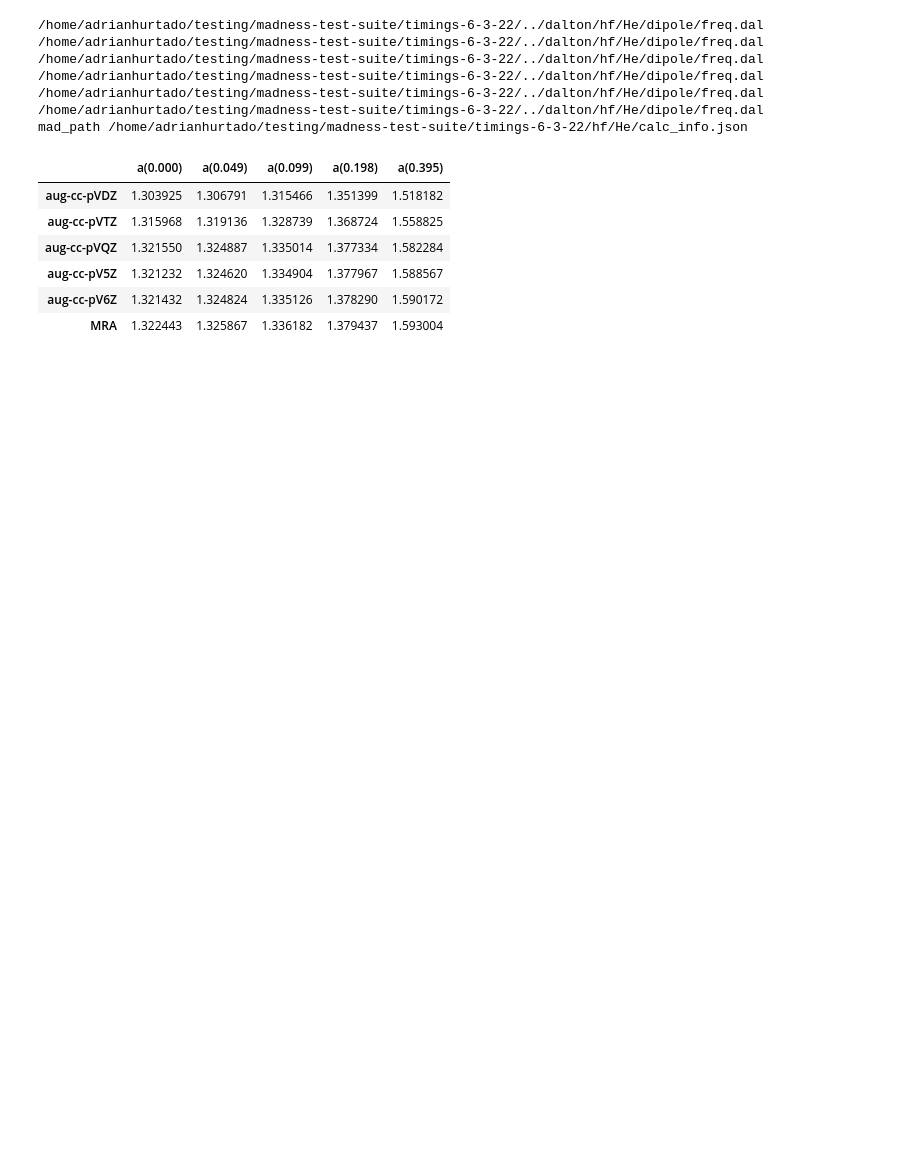
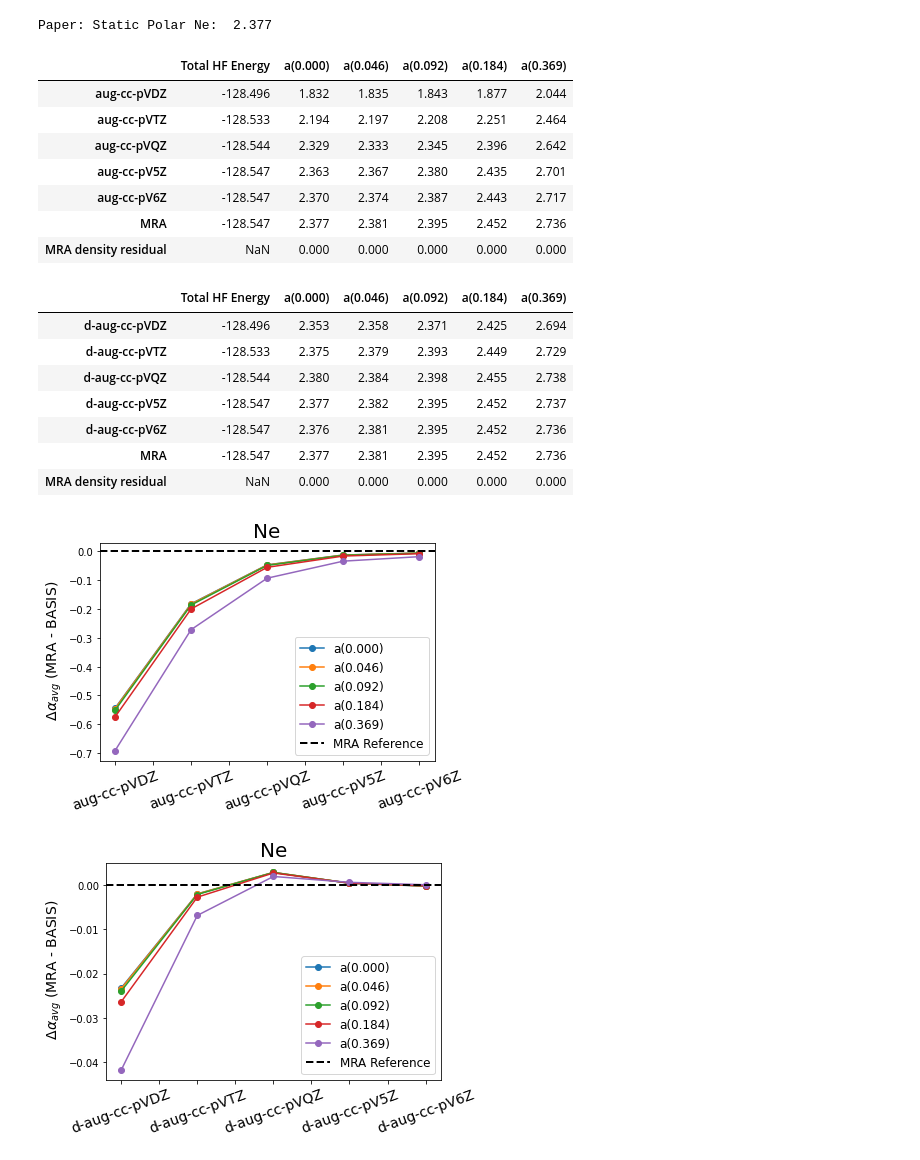
Before and after one commit to ahurta92/madness-test-suite, a Jupyter notebook: Timings 6-2-2022.ipynb, the cells around one changed output. Saved outputs shown, nothing was run; the diff lists cells and outputs as text; code cells hidden in the pictures; blank space fills up the shorter version.

```diff
--- a/Timings 6-2-2022.ipynb
+++ b/Timings 6-2-2022.ipynb
@@ -78,18 +211,27 @@ mad_path /home/adrianhurtado/testing/madness-test-suite/timings-6-3-22/hf/Ne/cal
 # %%
-create_polar_table('He','hf',basis_list,'xx').iloc[:,1:]
+print('Paper: Static Polar Ne: ',2.3770)
+d1=create_polar_diff_plot('Ne',basis_list)
+d2=create_polar_diff_plot('Ne',d_basis_list)
+display(d1)
+display(d2)
 # %% [output]
-/home/adrianhurtado/testing/madness-test-suite/timings-6-3-22/../dalton/hf/He/dipole/freq.dal
-/home/adrianhurtado/testing/madness-test-suite/timings-6-3-22/../dalton/hf/He/dipole/freq.dal
-/home/adrianhurtado/testing/madness-test-suite/timings-6-3-22/../dalton/hf/He/dipole/freq.dal
-/home/adrianhurtado/testing/madness-test-suite/timings-6-3-22/../dalton/hf/He/dipole/freq.dal
-/home/adrianhurtado/testing/madness-test-suite/timings-6-3-22/../dalton/hf/He/dipole/freq.dal
-/home/adrianhurtado/testing/madness-test-suite/timings-6-3-22/../dalton/hf/He/dipole/freq.dal
-mad_path /home/adrianhurtado/testing/madness-test-suite/timings-6-3-22/hf/He/calc_info.json
+Paper: Static Polar Ne:  2.377
-|  | a(0.000) | a(0.049) | a(0.099) | a(0.198) | a(0.395) |
-| aug-cc-pVDZ | 1.303925 | 1.306791 | 1.315466 | 1.351399 | 1.518182 |
-| aug-cc-pVTZ | 1.315968 | 1.319136 | 1.328739 | 1.368724 | 1.558825 |
-| aug-cc-pVQZ | 1.321550 | 1.324887 | 1.335014 | 1.377334 | 1.582284 |
-| aug-cc-pV5Z | 1.321232 | 1.324620 | 1.334904 | 1.377967 | 1.588567 |
-| aug-cc-pV6Z | 1.321432 | 1.324824 | 1.335126 | 1.378290 | 1.590172 |
-| MRA | 1.322443 | 1.325867 | 1.336182 | 1.379437 | 1.593004 |
+|  | Total HF Energy | a(0.000) | a(0.046) | a(0.092) | a(0.184) | a(0.369) |
+| aug-cc-pVDZ | -128.496 | 1.832 | 1.835 | 1.843 | 1.877 | 2.044 |
+| aug-cc-pVTZ | -128.533 | 2.194 | 2.197 | 2.208 | 2.251 | 2.464 |
+| aug-cc-pVQZ | -128.544 | 2.329 | 2.333 | 2.345 | 2.396 | 2.642 |
+| aug-cc-pV5Z | -128.547 | 2.363 | 2.367 | 2.380 | 2.435 | 2.701 |
+| aug-cc-pV6Z | -128.547 | 2.370 | 2.374 | 2.387 | 2.443 | 2.717 |
+| MRA | -128.547 | 2.377 | 2.381 | 2.395 | 2.452 | 2.736 |
+| MRA density residual | NaN | 0.000 | 0.000 | 0.000 | 0.000 | 0.000 |
+|  | Total HF Energy | a(0.000) | a(0.046) | a(0.092) | a(0.184) | a(0.369) |
+| d-aug-cc-pVDZ | -128.496 | 2.353 | 2.358 | 2.371 | 2.425 | 2.694 |
+| d-aug-cc-pVTZ | -128.533 | 2.375 | 2.379 | 2.393 | 2.449 | 2.729 |
+| d-aug-cc-pVQZ | -128.544 | 2.380 | 2.384 | 2.398 | 2.455 | 2.738 |
+| d-aug-cc-pV5Z | -128.547 | 2.377 | 2.382 | 2.395 | 2.452 | 2.737 |
+| d-aug-cc-pV6Z | -128.547 | 2.376 | 2.381 | 2.395 | 2.452 | 2.736 |
+| MRA | -128.547 | 2.377 | 2.381 | 2.395 | 2.452 | 2.736 |
+| MRA density residual | NaN | 0.000 | 0.000 | 0.000 | 0.000 | 0.000 |
+[figure, added]
+[figure, added]
 # %%
```
Also changed, not shown: parts of 19 cells of this notebook, 2 other files.
